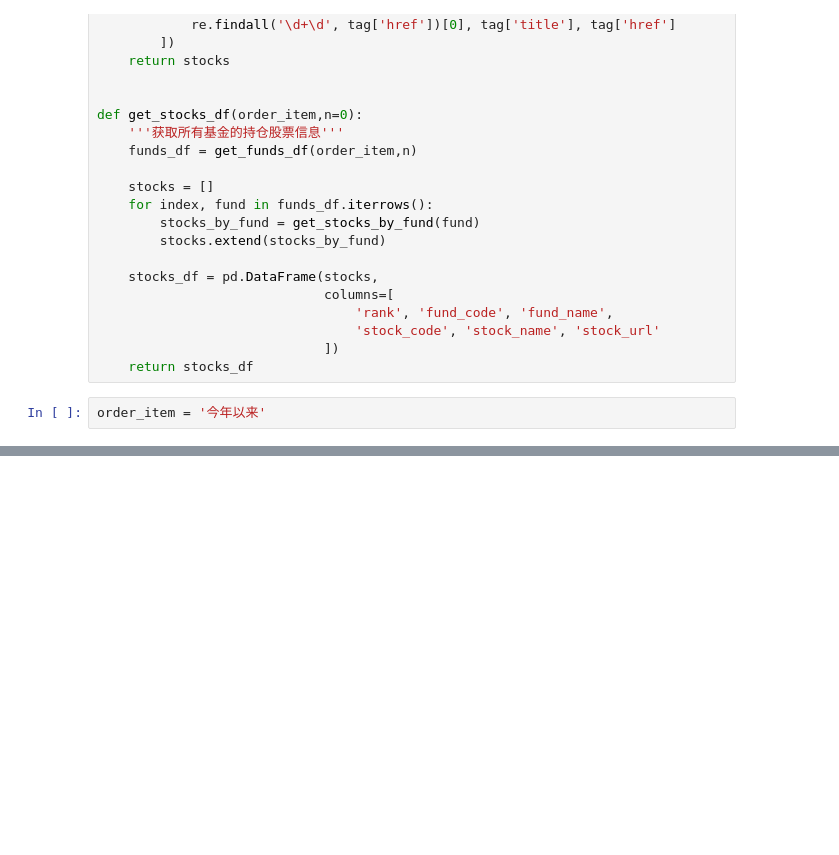
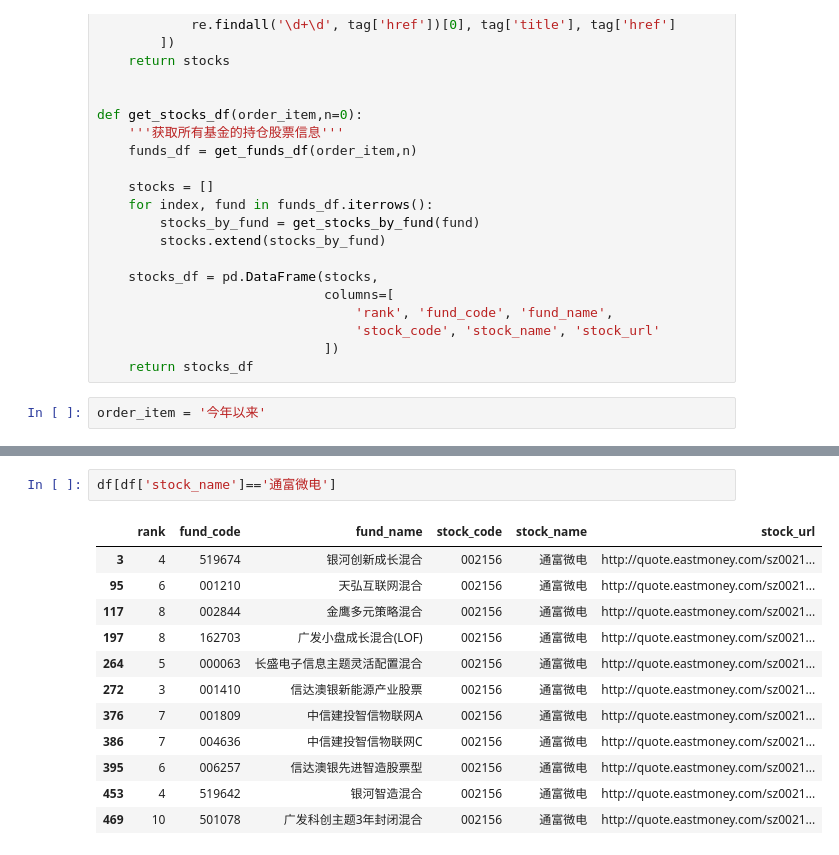
Before and after one commit to McJevons/stock_selection_by_fund, a Jupyter notebook: stock_selection_by_fund.ipynb, the cells around one changed output, grey strips where cells are left out. Drawn from its saved outputs; the diff is of its cells as text; blank space fills up the shorter version.

```diff
--- a/stock_selection_by_fund.ipynb
+++ b/stock_selection_by_fund.ipynb
@@ -139,0 +208,15 @@ df.groupby(['stock_code','stock_name','stock_url']).count().sort_values('rank',a
+# %%
+df[df['stock_name']=='通富微电']
+# %% [output]
+|  | rank | fund_code | fund_name | stock_code | stock_name | stock_url |
+| 3 | 4 | 519674 | 银河创新成长混合 | 002156 | 通富微电 | http://quote.eastmoney.com/sz0021... |
+| 95 | 6 | 001210 | 天弘互联网混合 | 002156 | 通富微电 | http://quote.eastmoney.com/sz0021... |
+| 117 | 8 | 002844 | 金鹰多元策略混合 | 002156 | 通富微电 | http://quote.eastmoney.com/sz0021... |
+| 197 | 8 | 162703 | 广发小盘成长混合(LOF) | 002156 | 通富微电 | http://quote.eastmoney.com/sz0021... |
+| 264 | 5 | 000063 | 长盛电子信息主题灵活配置混合 | 002156 | 通富微电 | http://quote.eastmoney.com/sz0021... |
+| 272 | 3 | 001410 | 信达澳银新能源产业股票 | 002156 | 通富微电 | http://quote.eastmoney.com/sz0021... |
+| 376 | 7 | 001809 | 中信建投智信物联网A | 002156 | 通富微电 | http://quote.eastmoney.com/sz0021... |
+| 386 | 7 | 004636 | 中信建投智信物联网C | 002156 | 通富微电 | http://quote.eastmoney.com/sz0021... |
+| 395 | 6 | 006257 | 信达澳银先进智造股票型 | 002156 | 通富微电 | http://quote.eastmoney.com/sz0021... |
+| 453 | 4 | 519642 | 银河智造混合 | 002156 | 通富微电 | http://quote.eastmoney.com/sz0021... |
+| 469 | 10 | 501078 | 广发科创主题3年封闭混合 | 002156 | 通富微电 | http://quote.eastmoney.com/sz0021... |
```
Also changed, not shown: parts of 11 cells of this notebook.
